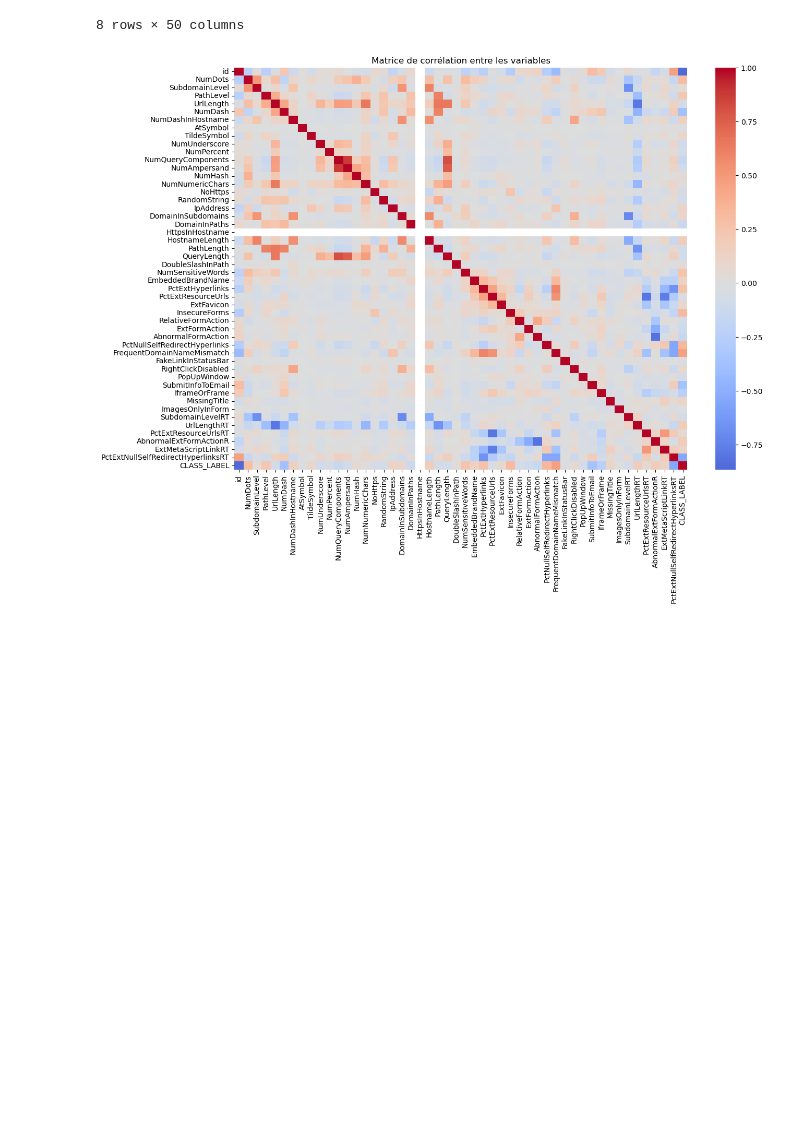
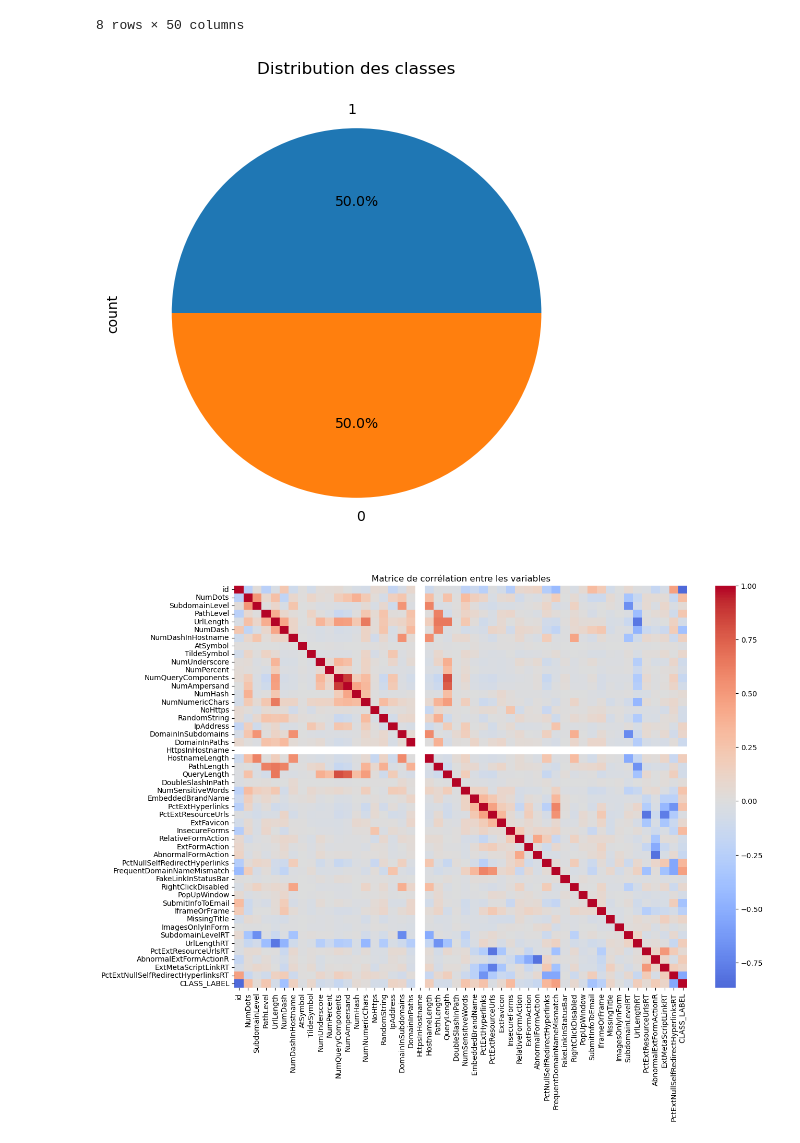
Before and after one commit to limeen298/Projet-Machine-Learning, a Jupyter notebook: Data_analysis.ipynb, the cells around one changed output. Drawn from its saved outputs; the diff is of its cells as text; code cells hidden in the pictures; blank space fills up the shorter version.

```diff
--- a/Data_analysis.ipynb
+++ b/Data_analysis.ipynb
@@ -96,6 +96,12 @@ Url.describe()
 | 75% | 7500.25000 | 3.000000 | 1.000000 | 4.000000 | 84.000000 | 2.000000 | 0.000000 | 0.000000 | ... |
 | max | 10000.00000 | 21.000000 | 14.000000 | 18.000000 | 253.000000 | 55.000000 | 9.000000 | 1.000000 | ... |
 8 rows × 50 columns
+# %%
+Url['CLASS_LABEL'].value_counts().plot.pie(autopct='%1.1f%%', figsize=(6, 6))
+plt.title('Distribution des classes')
+plt.show()
+# %% [output]
+[figure, added]
 # %%
 import seaborn as sns
 plt.figure(figsize=(14,10))
```
Also changed, not shown: parts of 7 cells of this notebook.
